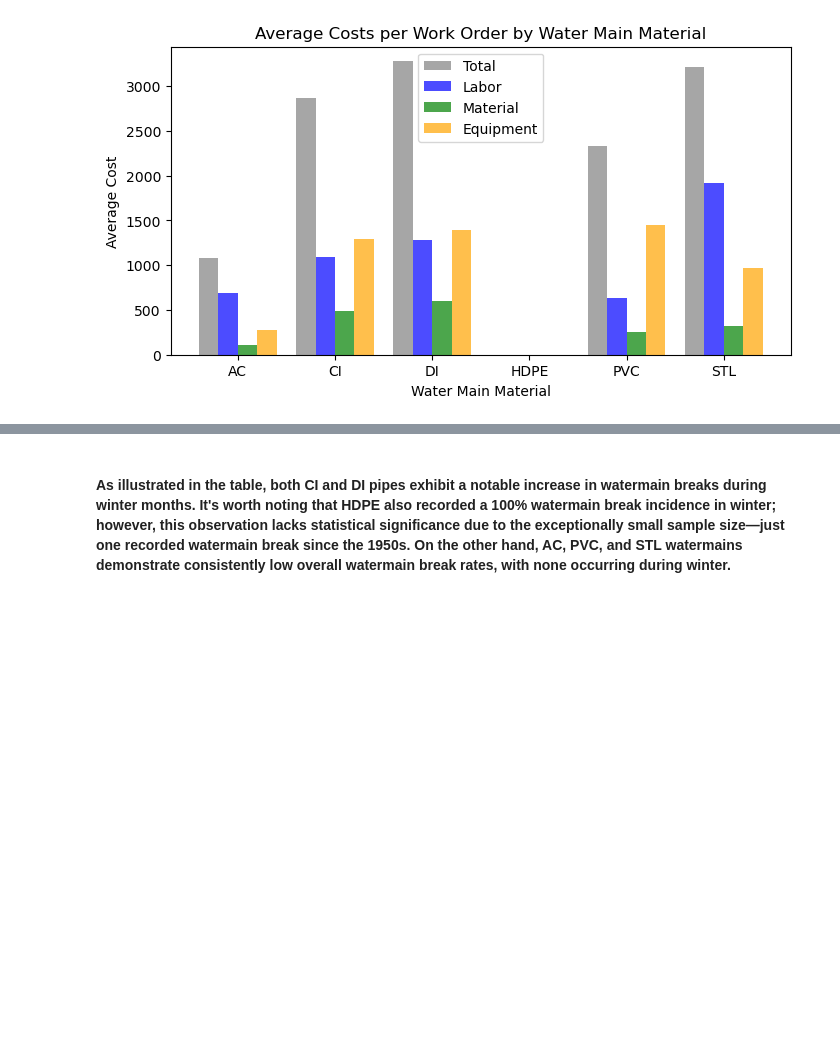
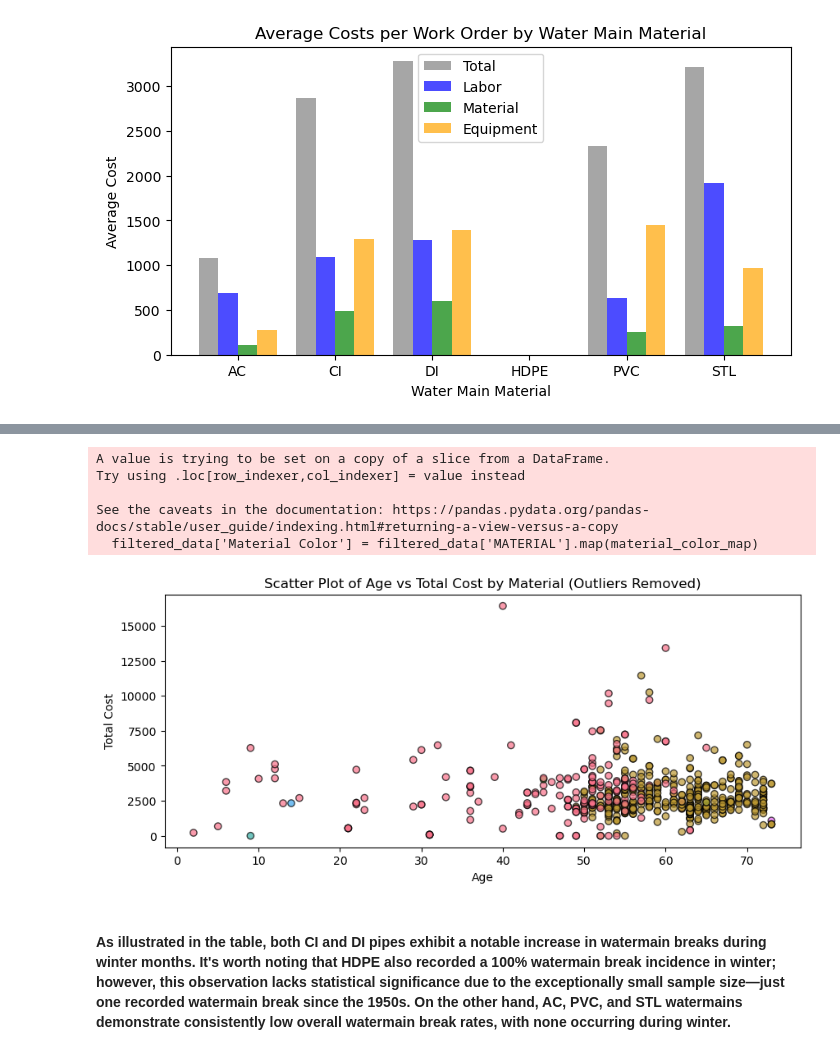
Before and after one commit to hernanth1/Ann-Arbor-Watermain-Project, a Jupyter notebook: 3 - RQ2 Analysis.ipynb, the cells around one changed output, grey strips where cells are left out. Cells and saved outputs as stored; diff of their text form; code cells hidden in the pictures; blank space fills up the shorter version.

```diff
--- a/3 - RQ2 Analysis.ipynb
+++ b/3 - RQ2 Analysis.ipynb
@@ -244,3 +235,38 @@ merged_table
+# %%
+# Define a threshold for 'Total Cost'
+cost_threshold = 40000
+
+# Filter out data points above the threshold
+filtered_data = main_data[main_data['Total Cost'] <= cost_threshold]
+
+# Set up the matplotlib figure
+plt.figure(figsize=(10, 4))
+
+# Create a color map for each material
+materials = filtered_data['MATERIAL'].unique()
+colors = sns.color_palette("husl", n_colors=len(materials))
+material_color_map = dict(zip(materials, colors))
+
+# Map the colors to the 'MATERIAL' column
+filtered_data['Material Color'] = filtered_data['MATERIAL'].map(material_color_map)
+
+# Create a scatter plot with color-coded MATERIALs (filtered data)
+plt.scatter(filtered_data['Age'], filtered_data['Total Cost'], alpha=0.7, c=filtered_data['Material Color'], edgecolors='black')
+
+# Customize the chart
+plt.title('Scatter Plot of Age vs Total Cost by Material (Outliers Removed)')
+plt.xlabel('Age')
+plt.ylabel('Total Cost')
+
+# Show the plot
+plt.show()
+# %% [output]
+A value is trying to be set on a copy of a slice from a DataFrame.
+Try using .loc[row_indexer,col_indexer] = value instead
+
+See the caveats in the documentation: https://pandas.pydata.org/pandas-docs/stable/user_guide/indexing.html#returning-a-view-versus-a-copy
+  filtered_data['Material Color'] = filtered_data['MATERIAL'].map(material_color_map)
+[figure, added]
 # %% [markdown]
 #### As illustrated in the table, both CI and DI pipes exhibit a notable increase in watermain breaks during winter months. It's worth noting that HDPE also recorded a 100% watermain break incidence in winter; however, this observation lacks statistical significance due to the exceptionally small sample size—just one recorded watermain break since the 1950s. On the other hand, AC, PVC, and STL watermains demonstrate consistently low overall watermain break rates, with none occurring during winter.
 # %%
```
Also changed, not shown: parts of 9 cells of this notebook, 1 other file.
